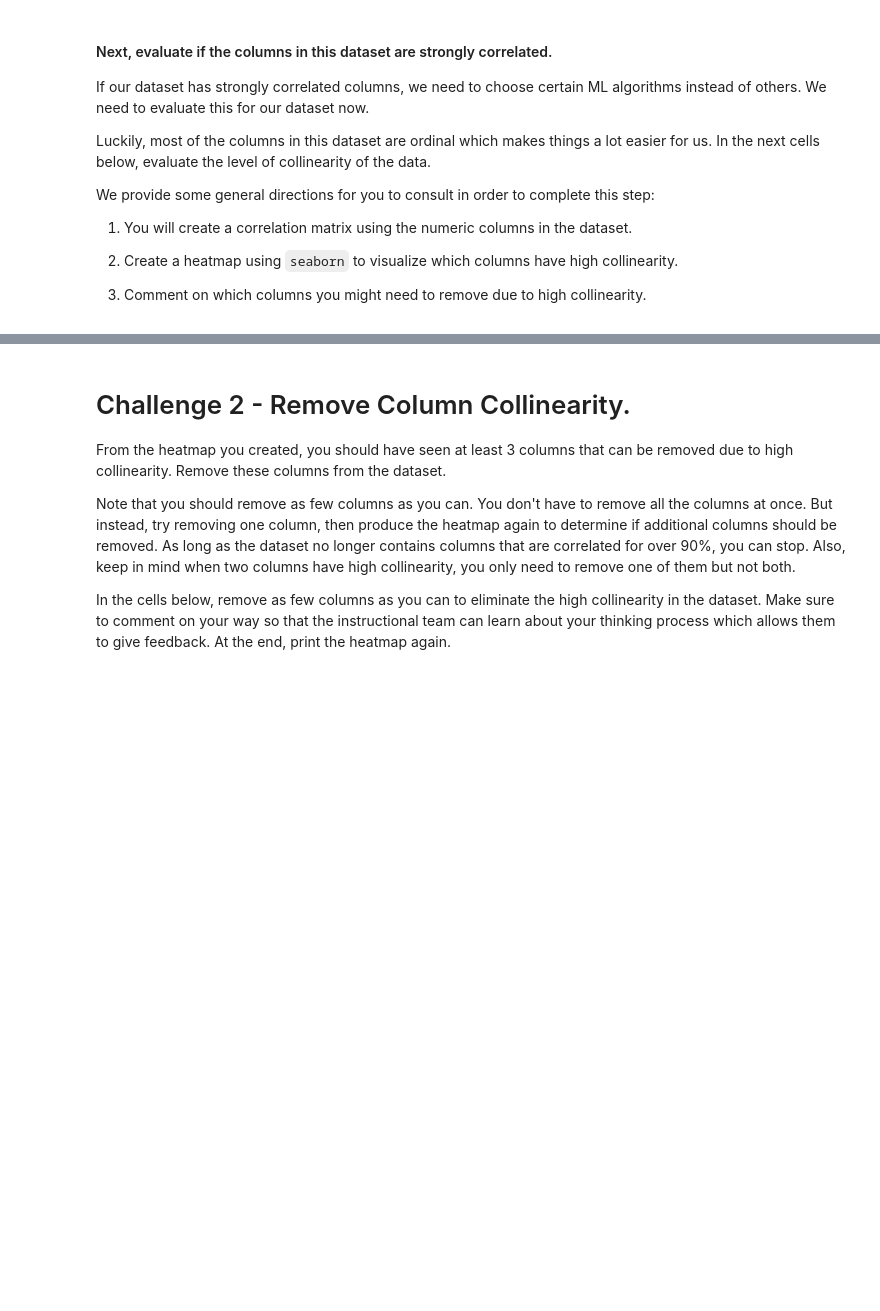
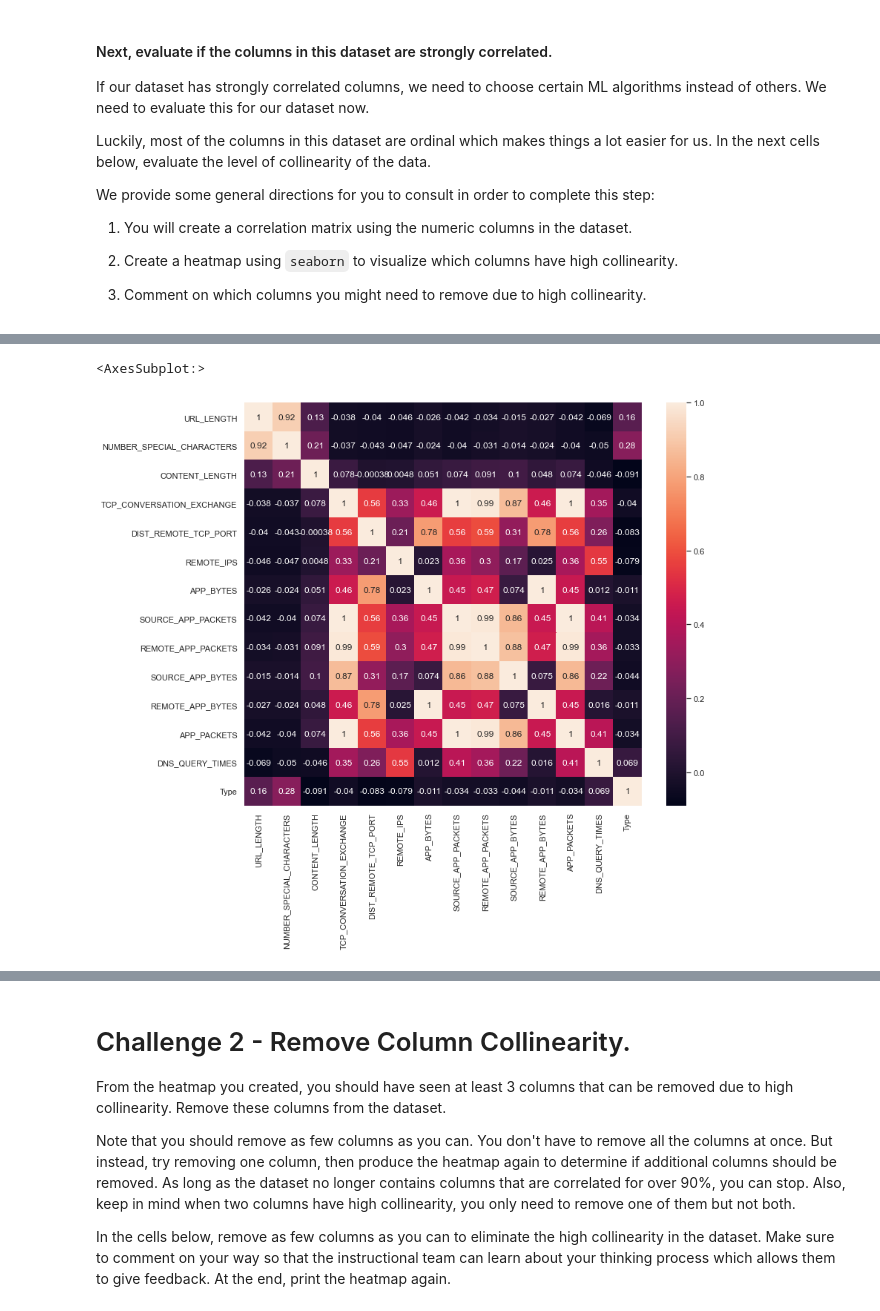
Before and after one commit to ta-data-remote/lab-supervised-learning, a Jupyter notebook: your-code/main.ipynb, the cells around one changed output, grey strips where cells are left out. Cells and saved outputs as stored; diff of their text form; code cells hidden in the pictures; blank space fills up the shorter version.

```diff
--- a/your-code/main.ipynb
+++ b/your-code/main.ipynb
@@ -8,6 +6,19 @@
+# %%
+# Import your libraries:
+
+import pandas as pd
+import numpy as np
+import seaborn as sns
+import math
+import matplotlib.pyplot as plt
+%matplotlib inline
+sns.set(style="darkgrid")
 # %% [markdown]
 In this lab, we will explore a dataset that describes websites with different features and labels them either benign or malicious . We will use supervised learning algorithms to figure out what feature patterns malicious websites are likely to have and use our model to predict malicious websites.
 
 # Challenge 1 - Explore The Dataset
 
 Let's start by exploring the dataset. First load the data file:
+# %%
+web = pd.read_csv("/Users/timeisenmenger/Desktop/Ironhack /Week7/Week7-Lab2/lab-supervised-learning/data/website.csv")
+web
@@ -77,0 +176,22 @@ We provide some general directions for you to consult in order to complete this
+# %%
+# Your code here
+web_numerical = web[["URL_LENGTH","NUMBER_SPECIAL_CHARACTERS", "CONTENT_LENGTH",
+"TCP_CONVERSATION_EXCHANGE",
+"DIST_REMOTE_TCP_PORT",
+"REMOTE_IPS",
+"APP_BYTES",
+"SOURCE_APP_PACKETS",
+"REMOTE_APP_PACKETS",
+"SOURCE_APP_BYTES",
+"REMOTE_APP_BYTES",
+"APP_PACKETS",
+"DNS_QUERY_TIMES",
+"Type"]]
+# %%
+corr_matrix = web_numerical.corr()
+
+plt.figure(figsize=(12,10))
+sns.heatmap(corr_matrix, annot=True)
+# %% [output]
+<AxesSubplot:>
+[figure, added]
```
Also changed, not shown: parts of 102 cells of this notebook.
